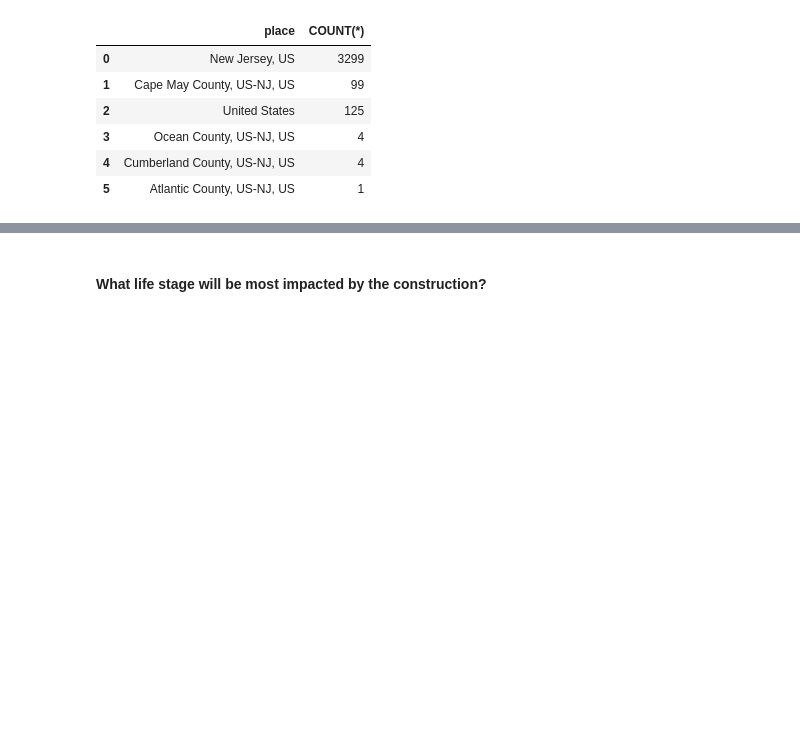
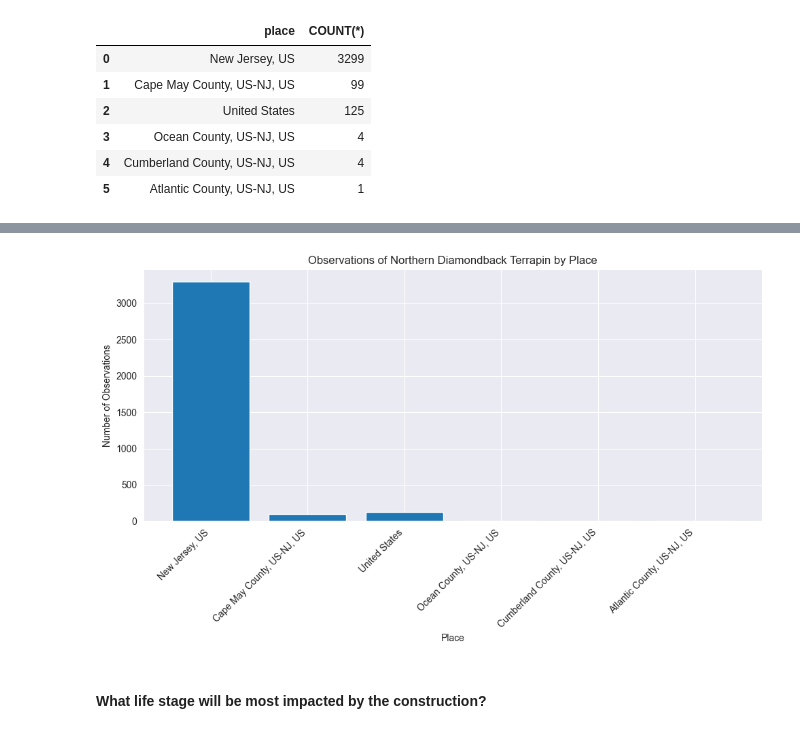
Before and after one commit to letatthinh/data-gathering-and-warehousing, a Jupyter notebook: Assignment 10/Assignment10_Le.ipynb, the cells around one changed output, grey strips where cells are left out. Drawn from its saved outputs; the diff is of its cells as text; code cells hidden in the pictures; blank space fills up the shorter version.

```diff
--- a/Assignment 10/Assignment10_Le.ipynb
+++ b/Assignment 10/Assignment10_Le.ipynb
@@ -677,3 +677,20 @@ records
 | 3 | Ocean County, US-NJ, US | 4 |
 | 4 | Cumberland County, US-NJ, US | 4 |
 | 5 | Atlantic County, US-NJ, US | 1 |
+# %%
+# Plotting the bar chart
+plt.figure(figsize=(10, 6))
+plt.bar(records['place'], records['COUNT(*)'])
+
+# Labels and title
+plt.xlabel('Place')
+plt.ylabel('Number of Observations')
+plt.title('Observations of Northern Diamondback Terrapin by Place')
+
+# Rotate the x-axis labels if necessary for better readability
+plt.xticks(rotation=45, ha='right')
+
+# Show the plot
+plt.tight_layout()
+plt.show()
+# %% [output]
@@ -680,3 +698,4 @@ records
+[figure, added]
 # %% [markdown]
 #### What life stage will be most impacted by the construction?
 # %%
```
Also changed, not shown: parts of 4 cells of this notebook.
